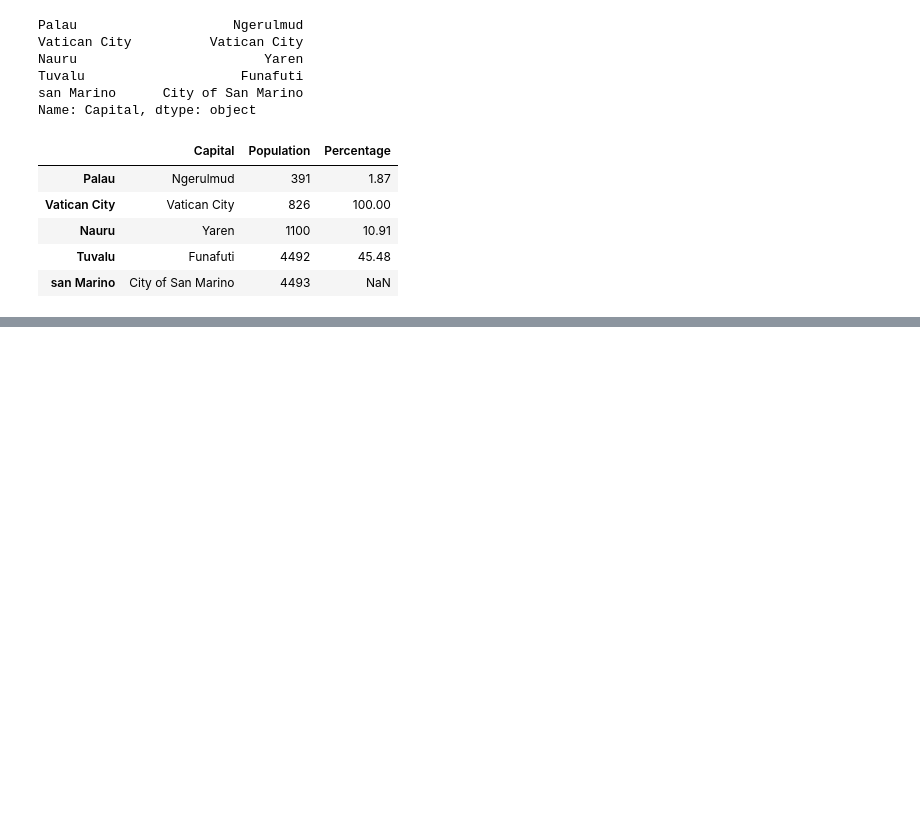
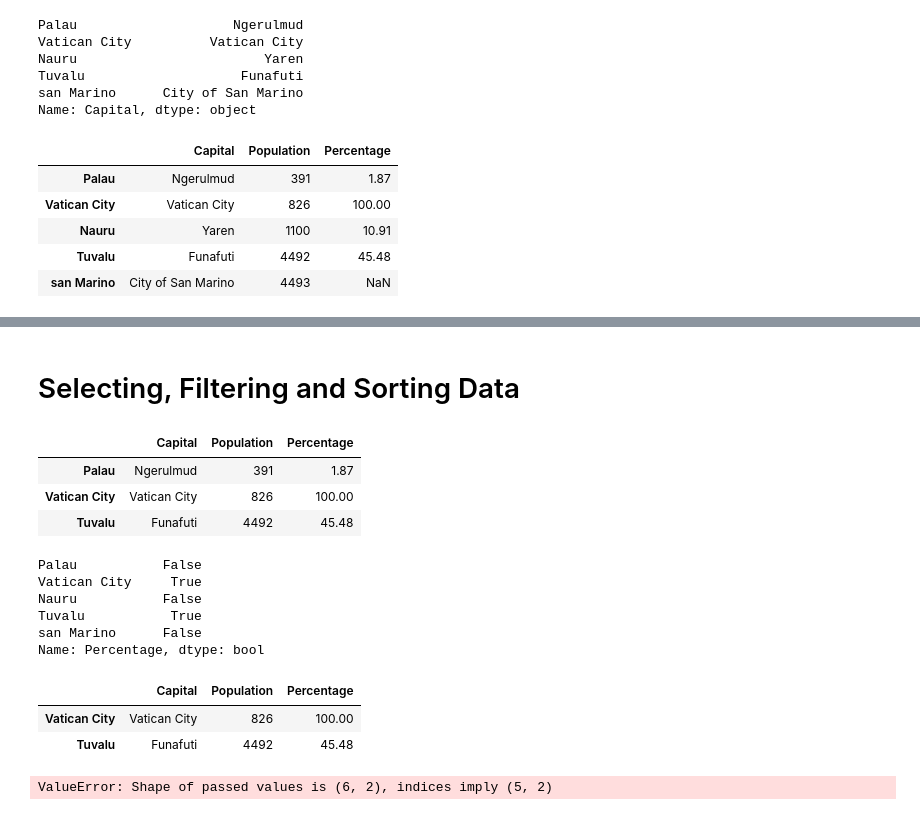
Before and after one commit to yaowenqiang/panda_playbook, a Jupyter notebook: notes.ipynb, the cells around one changed output, grey strips where cells are left out. Saved outputs shown, nothing was run; the diff lists cells and outputs as text; code cells hidden in the pictures; blank space fills up the shorter version.

```diff
--- a/notes.ipynb
+++ b/notes.ipynb
@@ -515,0 +556,38 @@ capitals
+# %% [markdown]
+# Selecting, Filtering and Sorting Data
+# %%
+capitals[[True, True, False, True, False]]
+# %% [output]
+|  | Capital | Population | Percentage |
+| Palau | Ngerulmud | 391 | 1.87 |
+| Vatican City | Vatican City | 826 | 100.00 |
+| Tuvalu | Funafuti | 4492 | 45.48 |
+# %%
+capitals['Percentage'] > 25
+# %% [output]
+Palau           False
+Vatican City     True
+Nauru           False
+Tuvalu           True
+san Marino      False
+Name: Percentage, dtype: bool
+# %%
+capitals[capitals['Percentage'] > 25]
+# %% [output]
+|  | Capital | Population | Percentage |
+| Vatican City | Vatican City | 826 | 100.00 |
+| Tuvalu | Funafuti | 4492 | 45.48 |
+# %%
+grades = pd.DataFrame([
+    [6,4],
+    [7,8],
+    [6,7],
+    [6,5],
+    [5,2],
+    [6,4],
+],
+index = ['Mary', 'John', 'Ann', 'Pete', 'Laura'],
+columns=['test_1', 'test_2']
+)
+# %% [output]
+ValueError: Shape of passed values is (6, 2), indices imply (5, 2)
```
Also changed, not shown: parts of 3 cells of this notebook.
